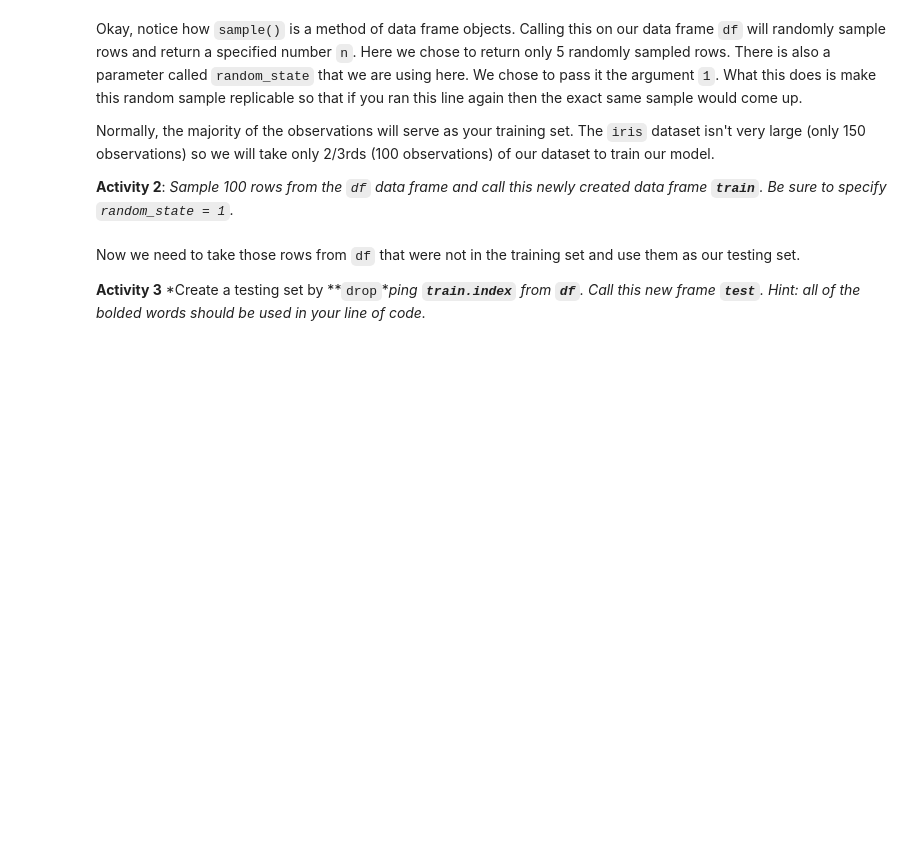
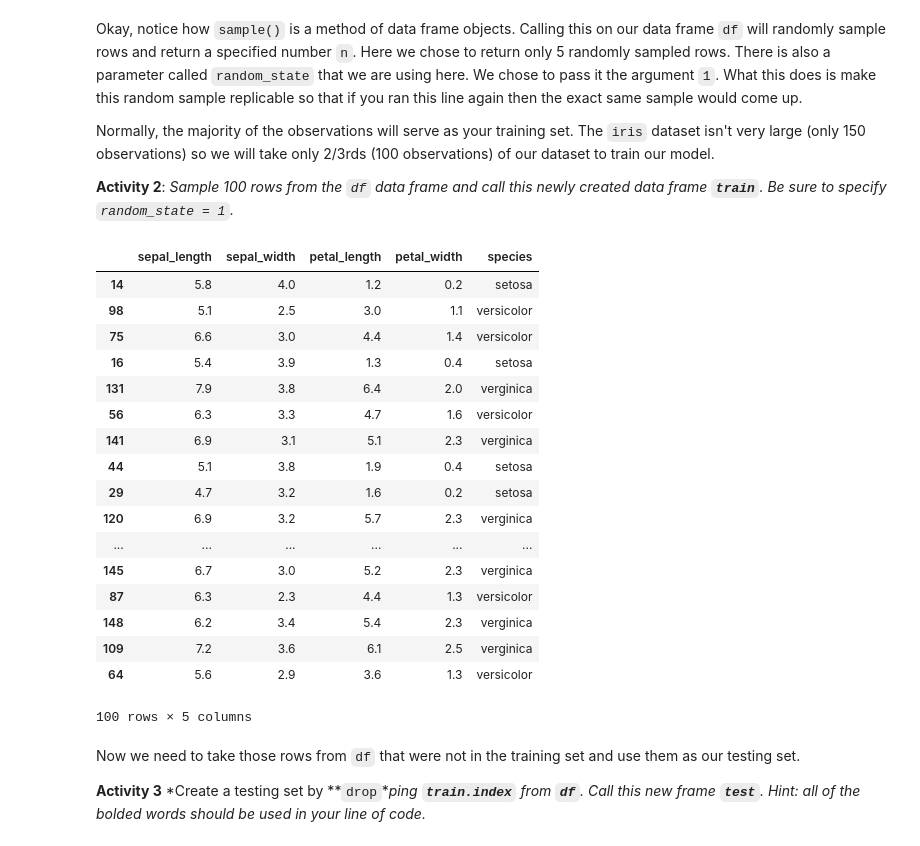
Before and after one commit to tonysulfaro/MI-250, a Jupyter notebook: Assingments/module05/students/module6/practices/practice_ml_python.ipynb, the cells around one changed output. Cells and saved outputs as stored; diff of their text form; code cells hidden in the pictures; blank space fills up the shorter version.

```diff
--- a/Assingments/module05/students/module6/practices/practice_ml_python.ipynb
+++ b/Assingments/module05/students/module6/practices/practice_ml_python.ipynb
@@ -25,6 +32,9 @@ I wasn't happy with the values for `species` in the lab. Although keeping the va
 # %%
 # Code for Activity 1 goes here
 # *****************************
+
+vals_to_replace = {0:'setosa', 1:'versicolor', 2:'verginica'}
+df['species'] = df['species'].map(vals_to_replace)
 # %% [markdown]
 Since we are using a Decision Tree method this time, we have to import a new module from `sklearn`. This module is called `tree`.
 # %%
@@ -48,6 +65,28 @@ Normally, the majority of the observations will serve as your training set. The
 # %%
 # Code for Activity 2 goes here
 # *****************************
+
+train = df.sample(n = 100, random_state = 1)
+train
+# %% [output]
+|  | sepal_length | sepal_width | petal_length | petal_width | species |
+| 14 | 5.8 | 4.0 | 1.2 | 0.2 | setosa |
+| 98 | 5.1 | 2.5 | 3.0 | 1.1 | versicolor |
+| 75 | 6.6 | 3.0 | 4.4 | 1.4 | versicolor |
+| 16 | 5.4 | 3.9 | 1.3 | 0.4 | setosa |
+| 131 | 7.9 | 3.8 | 6.4 | 2.0 | verginica |
+| 56 | 6.3 | 3.3 | 4.7 | 1.6 | versicolor |
+| 141 | 6.9 | 3.1 | 5.1 | 2.3 | verginica |
+| 44 | 5.1 | 3.8 | 1.9 | 0.4 | setosa |
+| 29 | 4.7 | 3.2 | 1.6 | 0.2 | setosa |
+| 120 | 6.9 | 3.2 | 5.7 | 2.3 | verginica |
+| ... | ... | ... | ... | ... | ... |
+| 145 | 6.7 | 3.0 | 5.2 | 2.3 | verginica |
+| 87 | 6.3 | 2.3 | 4.4 | 1.3 | versicolor |
+| 148 | 6.2 | 3.4 | 5.4 | 2.3 | verginica |
+| 109 | 7.2 | 3.6 | 6.1 | 2.5 | verginica |
+| 64 | 5.6 | 2.9 | 3.6 | 1.3 | versicolor |
+100 rows × 5 columns
 # %% [markdown]
 Now we need to take those rows from `df` that were not in the training set and use them as our testing set.
 
```
Also changed, not shown: parts of 8 cells of this notebook, 4 other files.
